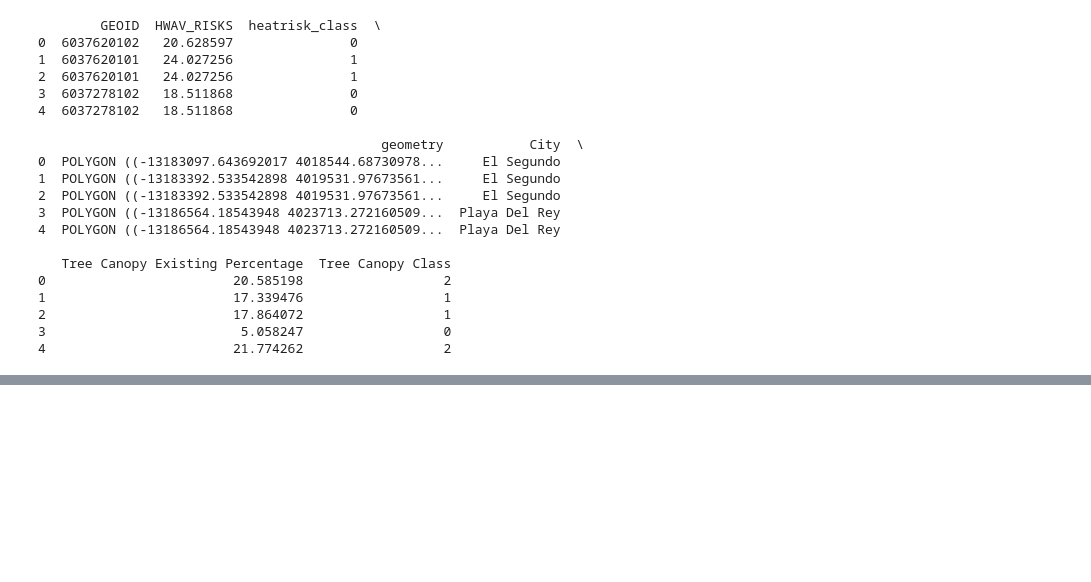
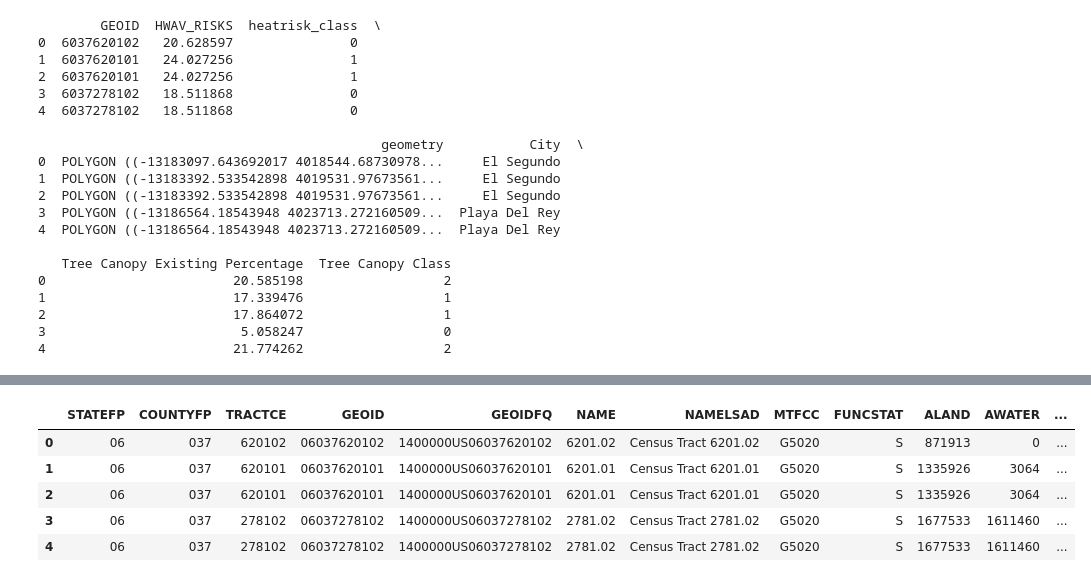
Before and after one commit to cailynschmidt/221finalproject, a Jupyter notebook: Tree_Heat_Index_group.ipynb, the cells around one changed output, grey strips where cells are left out. Saved outputs shown, nothing was run; the diff lists cells and outputs as text; code cells hidden in the pictures; blank space fills up the shorter version.

```diff
--- a/Tree_Heat_Index_group.ipynb
+++ b/Tree_Heat_Index_group.ipynb
@@ -258,0 +238,3 @@ AttributeError: Line2D.set() got an unexpected keyword argument 'scheme'
+# %%
+merged_tracts_new1 = pd.read_csv('merged_tracts_new1.csv')
+merged_tracts_new1.head()
@@ -258,0 +309,14 @@ AttributeError: Line2D.set() got an unexpected keyword argument 'scheme'
+# %%
+# Create the 'tree_heat_index' column
+index_merge['tree_heat_index'] = (
+    index_merge['heatrisk_class'] +
+    index_merge['Tree Canopy Class']
+)
+index_merge.head()
+# %% [output]
+|  | STATEFP | COUNTYFP | TRACTCE | GEOID | GEOIDFQ | NAME | NAMELSAD | MTFCC | FUNCSTAT | ALAND | AWATER | ... |
+| 0 | 06 | 037 | 620102 | 06037620102 | 1400000US06037620102 | 6201.02 | Census Tract 6201.02 | G5020 | S | 871913 | 0 | ... |
+| 1 | 06 | 037 | 620101 | 06037620101 | 1400000US06037620101 | 6201.01 | Census Tract 6201.01 | G5020 | S | 1335926 | 3064 | ... |
+| 2 | 06 | 037 | 620101 | 06037620101 | 1400000US06037620101 | 6201.01 | Census Tract 6201.01 | G5020 | S | 1335926 | 3064 | ... |
+| 3 | 06 | 037 | 278102 | 06037278102 | 1400000US06037278102 | 2781.02 | Census Tract 2781.02 | G5020 | S | 1677533 | 1611460 | ... |
+| 4 | 06 | 037 | 278102 | 06037278102 | 1400000US06037278102 | 2781.02 | Census Tract 2781.02 | G5020 | S | 1677533 | 1611460 | ... |
```
Also changed, not shown: parts of 18 cells of this notebook, 3 other files.
